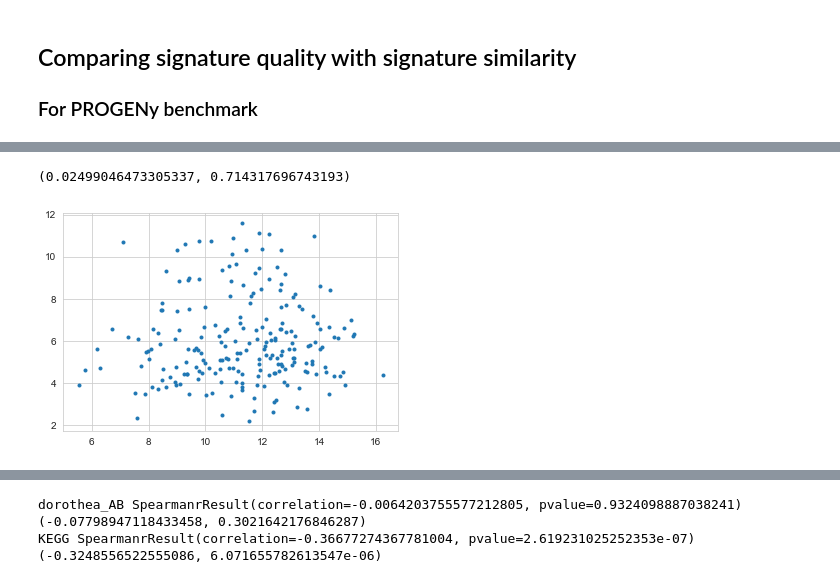
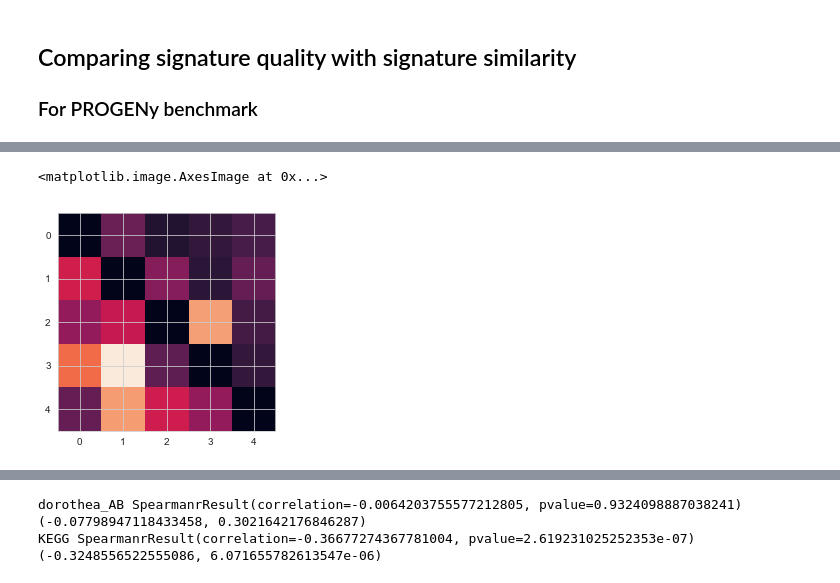
Before and after one commit to bence-szalai/why-pathway-methods-work, a Jupyter notebook: notebooks/quality_similarity_analysis.ipynb, the cells around one changed output, grey strips where cells are left out. Saved outputs shown, nothing was run; the diff lists cells and outputs as text; code cells hidden in the pictures.

```diff
--- a/notebooks/quality_similarity_analysis.ipynb
+++ b/notebooks/quality_similarity_analysis.ipynb
@@ -85,7 +112,27 @@ KEGG SpearmanrResult(correlation=0.32518400596494523, pvalue=6.291161559504164e-
-# %%
-indexes=list(set(tf_activity1.index)&set(tf_activity2.index))
-plt.plot(tf_activity1[indexes],tf_activity2[indexes],'.')
-pcor(tf_activity1[indexes],tf_activity2[indexes])
-# %% [output]
-(0.02499046473305337, 0.714317696743193)
-[figure, removed]
+# %%
+def calc_matrix(tf,pw,method):
+    tf_activity=pd.read_csv('../results/benchmark/progeny/z_scores///%s.csv' % tf, sep=',',header=0,index_col=0).abs().max()
+    pw_activity=pd.read_csv('../results/benchmark/progeny/z_scores////%s.csv' % pw, sep=',',header=0,index_col=0).abs().max()
+    try:
+        tf_pw_sim=pd.read_csv('../results/similarity//%s_%s_%s.csv' % (tf,pw,method),sep=',',
+                             header=0,index_col=0)
+    except:
+        tf_pw_sim=pd.read_csv('../results/similarity//%s_%s_%s.csv' % (pw,tf,method),sep=',',
+                             header=0,index_col=0).T
+    tf_sim=np.max(tf_pw_sim,1)[tf_activity.index]
+    pw_sim=np.max(tf_pw_sim,0)[pw_activity.index]
+    return scor(tf_activity,tf_sim)[0]
+# %%
+temp=pd.DataFrame(index=['dorothea_AB','CGP','KEGG','BIOCARTA','REACTOME'],
+                  columns=['dorothea_AB','CGP','KEGG','BIOCARTA','REACTOME'])
+for i in temp.index:
+    for c in temp.columns:
+        if i==c:
+            temp.loc[i,c]=0
+        else:
+            temp.loc[i,c]=calc_matrix(i,c,'jaccard')
+# %%
+plt.imshow(temp.abs().astype(float))
+# %% [output]
+<matplotlib.image.AxesImage at 0x...>
+[figure, added]
```
Also changed, not shown: parts of 15 cells of this notebook, 6 other files.
